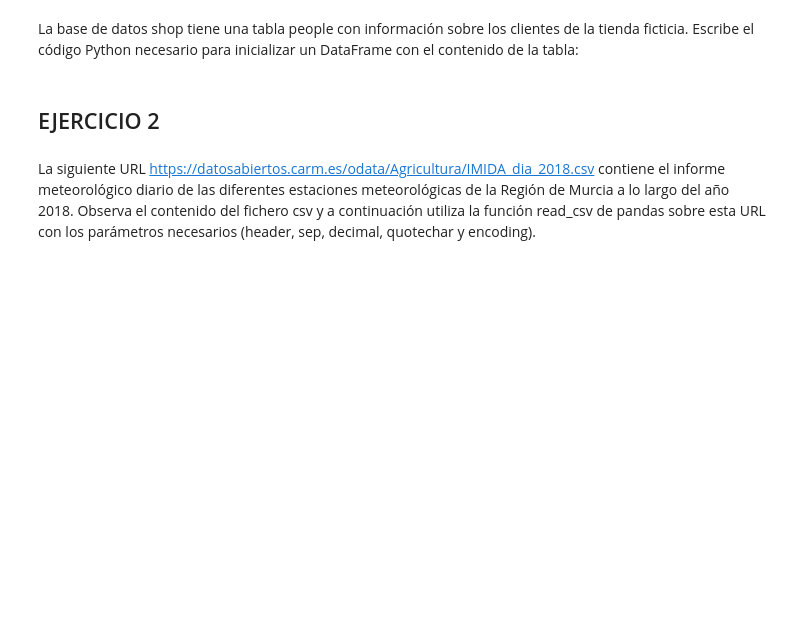
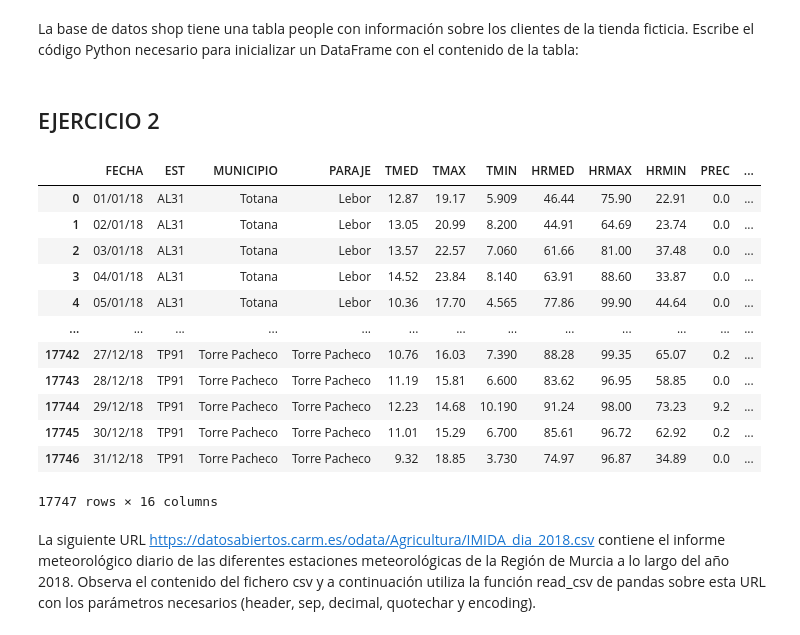
Before and after one commit to Mario-Lopez-Gonzalez/Python_clase, a Jupyter notebook: Cuadernos/Lista07 - Obtencion de datos.ipynb, the cells around one changed output. Saved outputs shown, nothing was run; the diff lists cells and outputs as text; code cells hidden in the pictures; blank space fills up the shorter version.

```diff
--- a/Cuadernos/Lista07 - Obtencion de datos.ipynb
+++ b/Cuadernos/Lista07 - Obtencion de datos.ipynb
@@ -297,6 +256,25 @@ Parece que el código pisa la base de datos creada porque no se está corriendo
 La base de datos shop tiene una tabla people con información sobre los clientes de la tienda ficticia. Escribe el código Python necesario para inicializar un DataFrame con el contenido de la tabla:
 # %% [markdown]
 ## EJERCICIO 2
+# %%
+import pandas as pd
+meteo_df = pd.read_csv("https://datosabiertos.carm.es/odata/Agricultura/IMIDA_dia_2018.csv",
+                      header=0, sep=";", decimal=",", quotechar="\"", encoding='ISO-8859-1',) # El archivo es UTF-8 pero no me lo reconoce bien, en internet se sugiere usar ISO
+meteo_df
+# %% [output]
+|  | FECHA | EST | MUNICIPIO | PARAJE | TMED | TMAX | TMIN | HRMED | HRMAX | HRMIN | PREC | ... |
+| 0 | 01/01/18 | AL31 | Totana | Lebor | 12.87 | 19.17 | 5.909 | 46.44 | 75.90 | 22.91 | 0.0 | ... |
+| 1 | 02/01/18 | AL31 | Totana | Lebor | 13.05 | 20.99 | 8.200 | 44.91 | 64.69 | 23.74 | 0.0 | ... |
+| 2 | 03/01/18 | AL31 | Totana | Lebor | 13.57 | 22.57 | 7.060 | 61.66 | 81.00 | 37.48 | 0.0 | ... |
+| 3 | 04/01/18 | AL31 | Totana | Lebor | 14.52 | 23.84 | 8.140 | 63.91 | 88.60 | 33.87 | 0.0 | ... |
+| 4 | 05/01/18 | AL31 | Totana | Lebor | 10.36 | 17.70 | 4.565 | 77.86 | 99.90 | 44.64 | 0.0 | ... |
+| ... | ... | ... | ... | ... | ... | ... | ... | ... | ... | ... | ... | ... |
+| 17742 | 27/12/18 | TP91 | Torre Pacheco | Torre Pacheco | 10.76 | 16.03 | 7.390 | 88.28 | 99.35 | 65.07 | 0.2 | ... |
+| 17743 | 28/12/18 | TP91 | Torre Pacheco | Torre Pacheco | 11.19 | 15.81 | 6.600 | 83.62 | 96.95 | 58.85 | 0.0 | ... |
+| 17744 | 29/12/18 | TP91 | Torre Pacheco | Torre Pacheco | 12.23 | 14.68 | 10.190 | 91.24 | 98.00 | 73.23 | 9.2 | ... |
+| 17745 | 30/12/18 | TP91 | Torre Pacheco | Torre Pacheco | 11.01 | 15.29 | 6.700 | 85.61 | 96.72 | 62.92 | 0.2 | ... |
+| 17746 | 31/12/18 | TP91 | Torre Pacheco | Torre Pacheco | 9.32 | 18.85 | 3.730 | 74.97 | 96.87 | 34.89 | 0.0 | ... |
+17747 rows × 16 columns
 # %% [markdown]
 La siguiente URL https://datosabiertos.carm.es/odata/Agricultura/IMIDA_dia_2018.csv contiene el informe meteorológico diario de las diferentes estaciones meteorológicas de la Región de Murcia a lo largo del año 2018. Observa el contenido del fichero csv y a continuación utiliza la función read_csv de pandas sobre esta URL con los  parámetros necesarios (header, sep, decimal, quotechar y encoding).
 # %% [markdown]
```
Also changed, not shown: parts of 10 cells of this notebook.
